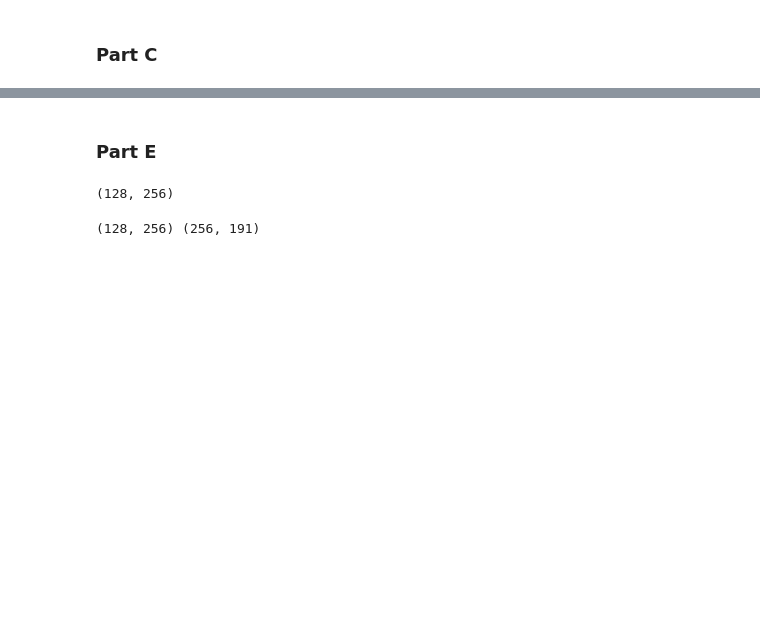
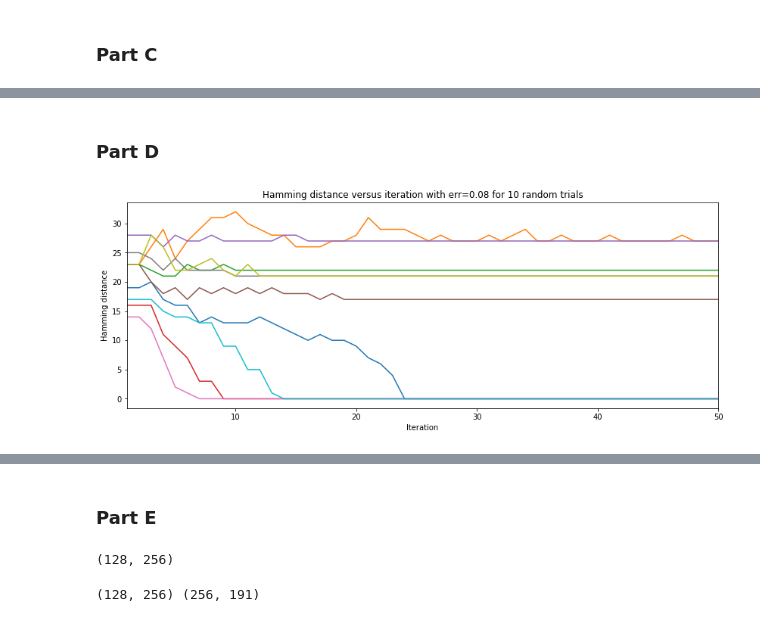
Before and after one commit to nyjgary/probabilistic-graphical-models, a Jupyter notebook: hwk3-bp/belief-propagation.ipynb, the cells around one changed output, grey strips where cells are left out. Cells and saved outputs as stored; diff of their text form; code cells hidden in the pictures; blank space fills up the shorter version.

```diff
--- a/hwk3-bp/belief-propagation.ipynb
+++ b/hwk3-bp/belief-propagation.ipynb
@@ -478,0 +510,6 @@ array([0., 0., 0., 0., 0., 0., 0., 0., 0., 0., 0., 0., 0., 0., 0., 0., 0.,
+# %% [markdown]
+### Part D
+# %%
+results_err8 = run_experiments(err=0.08, n_trials=10, n_iter=50, msg_len=256, d_v=4, d_c=8)
+# %% [output]
+[figure, added]
```
Also changed, not shown: parts of 12 cells of this notebook.
